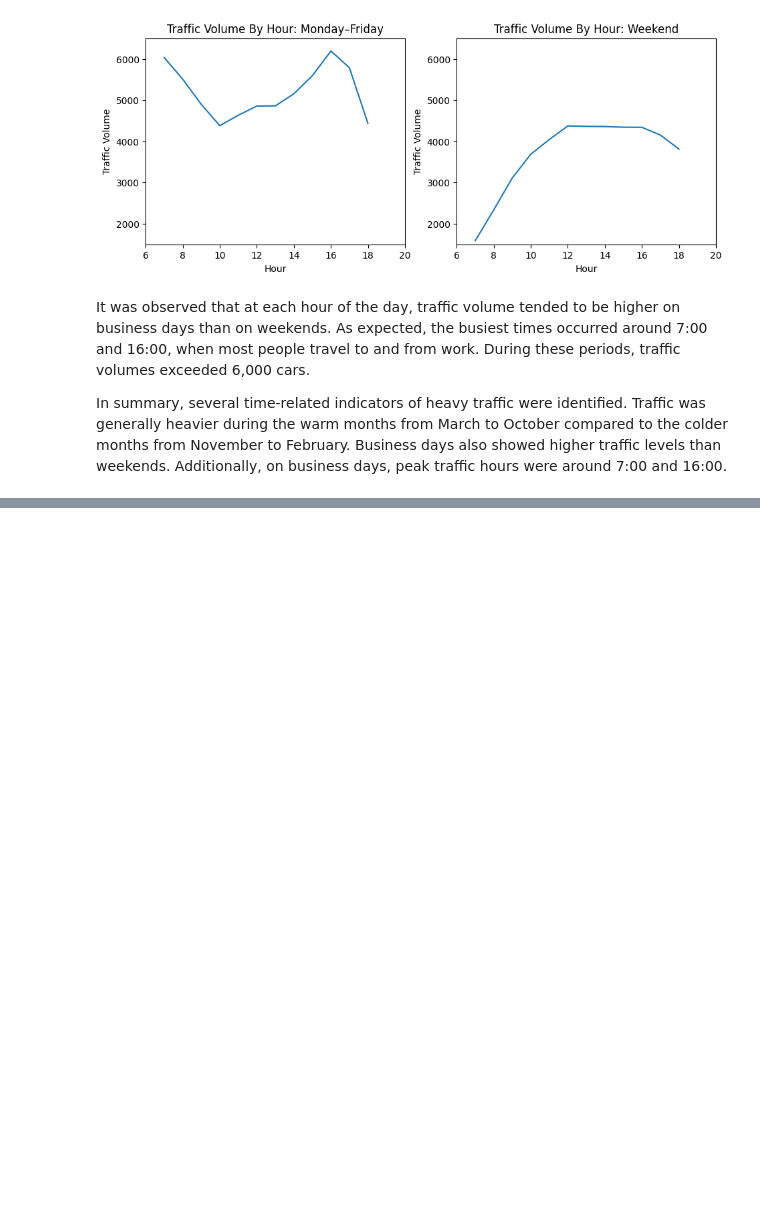
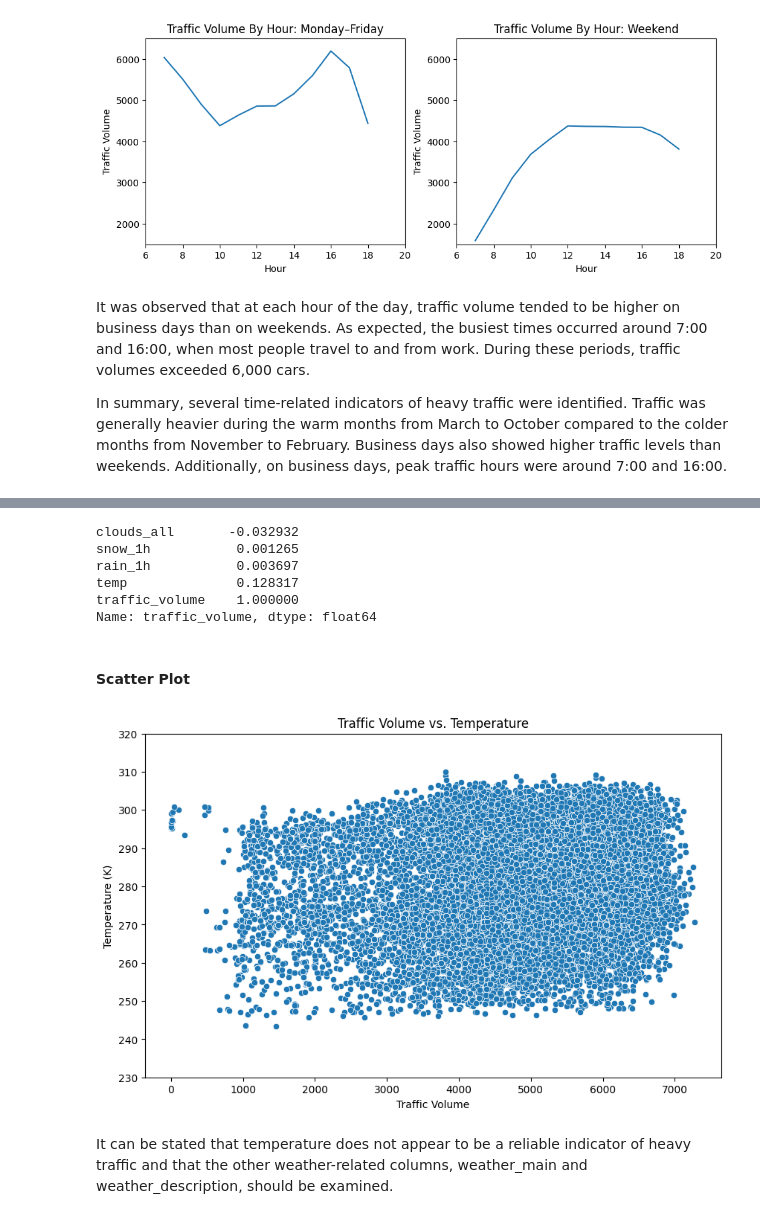
Before and after one commit to dilasha-ghimire/Finding-Heavy-Traffic-Indicators-on-I94, a Jupyter notebook: Basics.ipynb, the cells around one changed output, grey strips where cells are left out. Saved outputs shown, nothing was run; the diff lists cells and outputs as text; code cells hidden in the pictures; blank space fills up the shorter version.

Commit message:
feat: correlate traffic volume with weather and visualize it with a scatter plot

```diff
--- a/Basics.ipynb
+++ b/Basics.ipynb
@@ -281,0 +299,24 @@ In summary, several time-related indicators of heavy traffic were identified. Tr
+# %%
+weather_cols = ['temp', 'rain_1h', 'snow_1h', 'clouds_all', 'traffic_volume']
+day[weather_cols].corr(numeric_only=True)['traffic_volume'].sort_values()
+# %% [output]
+clouds_all       -0.032932
+snow_1h           0.001265
+rain_1h           0.003697
+temp              0.128317
+traffic_volume    1.000000
+Name: traffic_volume, dtype: float64
+# %% [markdown]
+#### Scatter Plot
+# %%
+plt.figure(figsize=(10,6))
+sns.scatterplot(x='traffic_volume', y='temp', data=day)
+plt.title('Traffic Volume vs. Temperature')
+plt.xlabel('Traffic Volume')
+plt.ylabel('Temperature (K)')
+plt.ylim(230,320)
+plt.show()
+# %% [output]
+[figure, added]
+# %% [markdown]
+It can be stated that temperature does not appear to be a reliable indicator of heavy traffic and that the other weather-related columns, weather_main and weather_description, should be examined.
```
Also changed, not shown: parts of 3 cells of this notebook.
